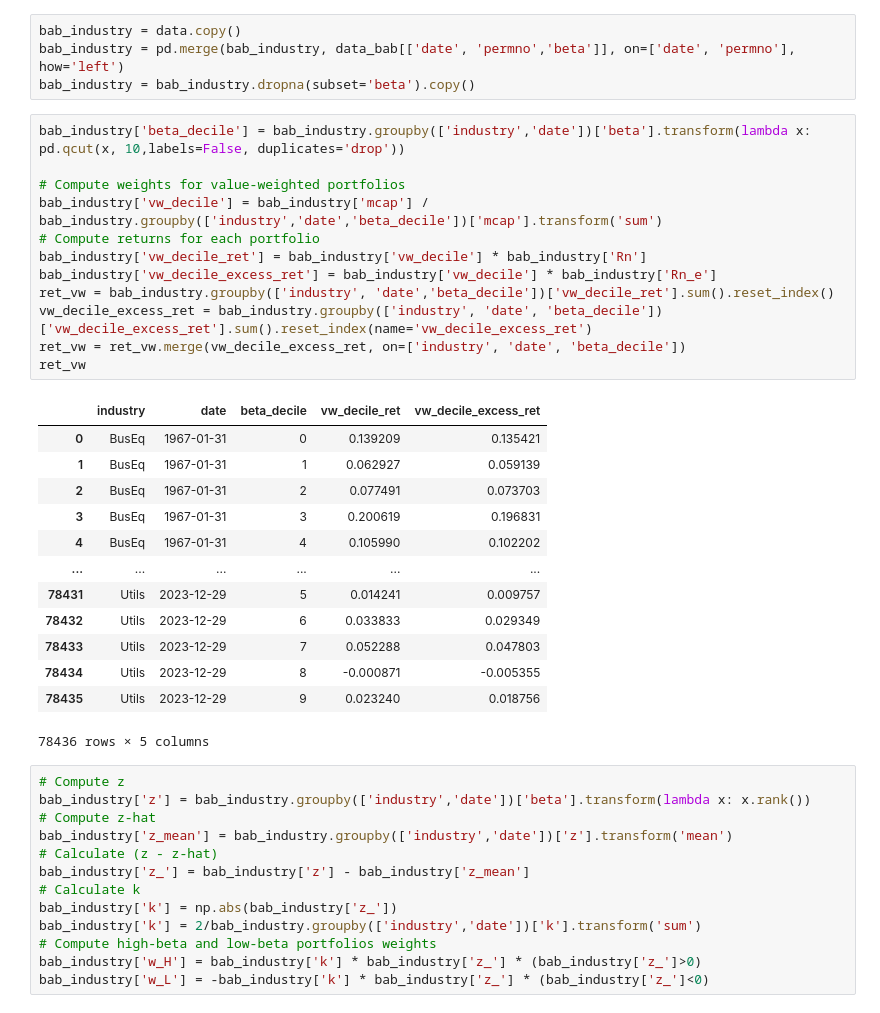
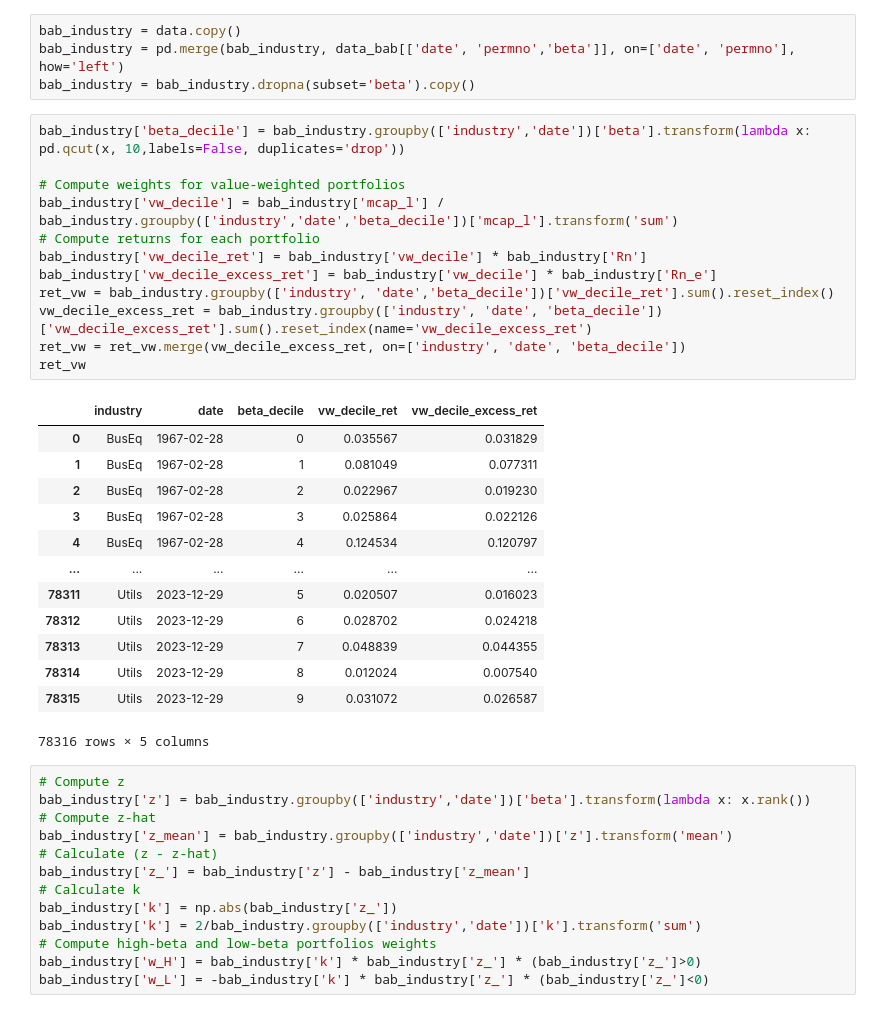
Before and after one commit to ekaterina-borisova/Investments_Project, a Jupyter notebook: project.ipynb, the cells around one changed output. Saved outputs shown, nothing was run; the diff lists cells and outputs as text.

```diff
--- a/project.ipynb
+++ b/project.ipynb
@@ -1551,29 +1551,29 @@ bab_industry = bab_industry.dropna(subset='beta').copy()
 # %%
 bab_industry['beta_decile'] = bab_industry.groupby(['industry','date'])['beta'].transform(lambda x: pd.qcut(x, 10,labels=False, duplicates='drop'))
 
 # Compute weights for value-weighted portfolios
-bab_industry['vw_decile'] = bab_industry['mcap'] / bab_industry.groupby(['industry','date','beta_decile'])['mcap'].transform('sum')
+bab_industry['vw_decile'] = bab_industry['mcap_l'] / bab_industry.groupby(['industry','date','beta_decile'])['mcap_l'].transform('sum')
 # Compute returns for each portfolio
 bab_industry['vw_decile_ret'] = bab_industry['vw_decile'] * bab_industry['Rn']
 bab_industry['vw_decile_excess_ret'] = bab_industry['vw_decile'] * bab_industry['Rn_e']
 ret_vw = bab_industry.groupby(['industry', 'date','beta_decile'])['vw_decile_ret'].sum().reset_index()
 vw_decile_excess_ret = bab_industry.groupby(['industry', 'date', 'beta_decile'])['vw_decile_excess_ret'].sum().reset_index(name='vw_decile_excess_ret')
 ret_vw = ret_vw.merge(vw_decile_excess_ret, on=['industry', 'date', 'beta_decile'])
 ret_vw
 # %% [output]
 |  | industry | date | beta_decile | vw_decile_ret | vw_decile_excess_ret |
-| 0 | BusEq | 1967-01-31 | 0 | 0.139209 | 0.135421 |
-| 1 | BusEq | 1967-01-31 | 1 | 0.062927 | 0.059139 |
-| 2 | BusEq | 1967-01-31 | 2 | 0.077491 | 0.073703 |
-| 3 | BusEq | 1967-01-31 | 3 | 0.200619 | 0.196831 |
-| 4 | BusEq | 1967-01-31 | 4 | 0.105990 | 0.102202 |
+| 0 | BusEq | 1967-02-28 | 0 | 0.035567 | 0.031829 |
+| 1 | BusEq | 1967-02-28 | 1 | 0.081049 | 0.077311 |
+| 2 | BusEq | 1967-02-28 | 2 | 0.022967 | 0.019230 |
+| 3 | BusEq | 1967-02-28 | 3 | 0.025864 | 0.022126 |
+| 4 | BusEq | 1967-02-28 | 4 | 0.124534 | 0.120797 |
 | ... | ... | ... | ... | ... | ... |
-| 78431 | Utils | 2023-12-29 | 5 | 0.014241 | 0.009757 |
-| 78432 | Utils | 2023-12-29 | 6 | 0.033833 | 0.029349 |
-| 78433 | Utils | 2023-12-29 | 7 | 0.052288 | 0.047803 |
-| 78434 | Utils | 2023-12-29 | 8 | -0.000871 | -0.005355 |
-| 78435 | Utils | 2023-12-29 | 9 | 0.023240 | 0.018756 |
+| 78311 | Utils | 2023-12-29 | 5 | 0.020507 | 0.016023 |
+| 78312 | Utils | 2023-12-29 | 6 | 0.028702 | 0.024218 |
+| 78313 | Utils | 2023-12-29 | 7 | 0.048839 | 0.044355 |
+| 78314 | Utils | 2023-12-29 | 8 | 0.012024 | 0.007540 |
+| 78315 | Utils | 2023-12-29 | 9 | 0.031072 | 0.026587 |
-78436 rows × 5 columns
+78316 rows × 5 columns
 # %%
 # Compute z
 bab_industry['z'] = bab_industry.groupby(['industry','date'])['beta'].transform(lambda x: x.rank())
```
Also changed, not shown: parts of 25 cells of this notebook.
